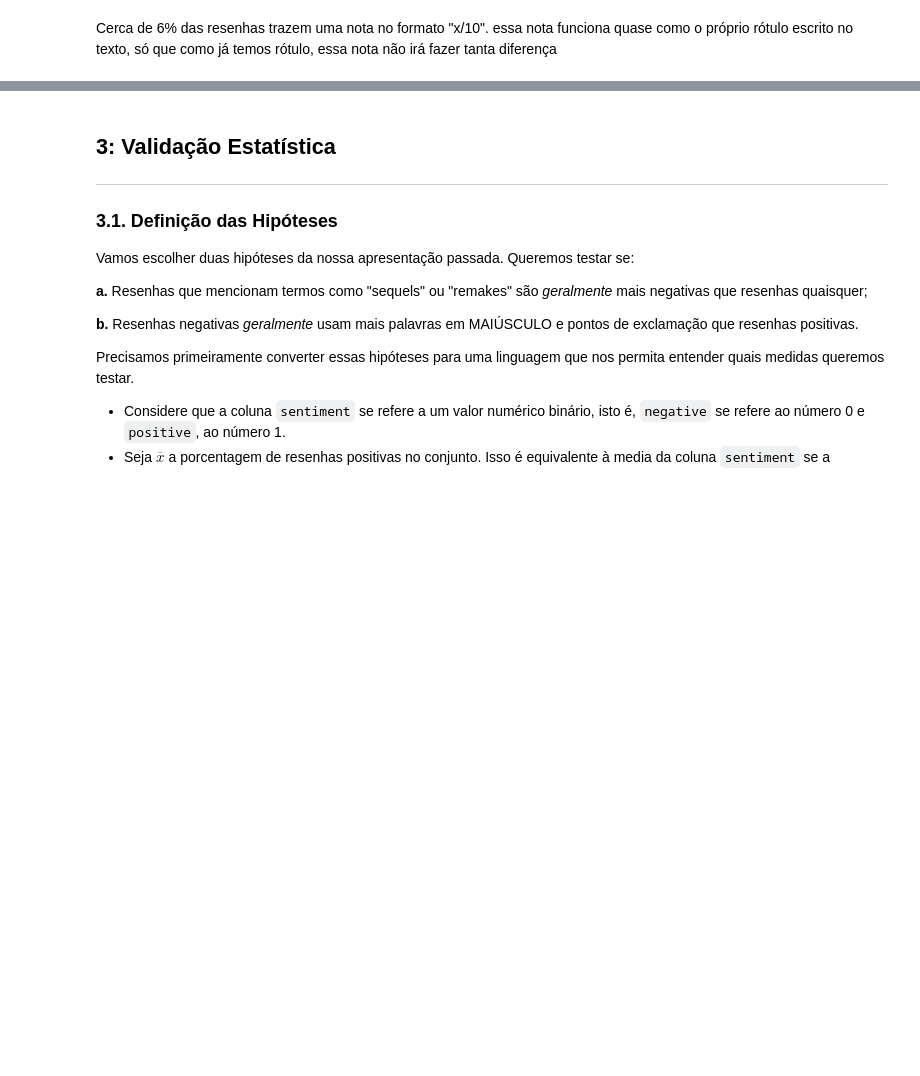
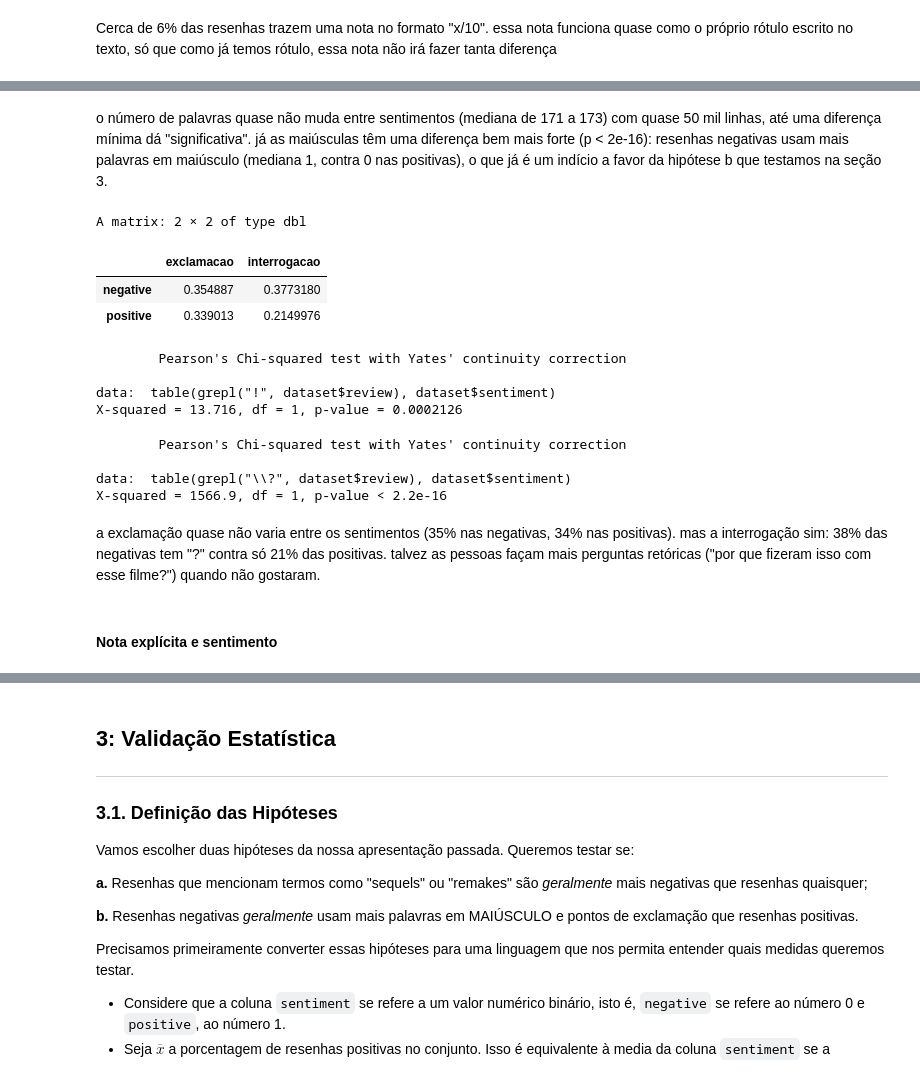
Before and after one commit to AmandaTrinity/estatistica, a Jupyter notebook: main.ipynb, the cells around one changed output, grey strips where cells are left out. Cells and saved outputs as stored; diff of their text form; code cells hidden in the pictures; blank space fills up the shorter version.

```diff
--- a/main.ipynb
+++ b/main.ipynb
@@ -179,0 +182,25 @@ Cerca de 6% das resenhas trazem uma nota no formato "x/10". essa nota funciona q
+# %% [markdown]
+o número de palavras quase não muda entre sentimentos (mediana de 171 a 173) com quase 50 mil linhas, até uma diferença mínima dá "significativa". já as maiúsculas têm uma diferença bem mais forte (p < 2e-16): resenhas negativas usam mais palavras em maiúsculo (mediana 1, contra 0 nas positivas), o que já é um indício a favor da hipótese b que testamos na seção 3.
+# %%
+# fração de resenhas com "!" e "?" por sentimento
+sapply(c(exclamacao = "!", interrogacao = "\\?"), function(p) tapply(grepl(p, dataset$review), dataset$sentiment, mean))
+
+chisq.test(table(grepl("!", dataset$review), dataset$sentiment))
+chisq.test(table(grepl("\\?", dataset$review), dataset$sentiment))
+# %% [output]
+A matrix: 2 × 2 of type dbl
+|  | exclamacao | interrogacao |
+| negative | 0.354887 | 0.3773180 |
+| positive | 0.339013 | 0.2149976 |
+        Pearson's Chi-squared test with Yates' continuity correction
+
+data:  table(grepl("!", dataset$review), dataset$sentiment)
+X-squared = 13.716, df = 1, p-value = 0.0002126
+        Pearson's Chi-squared test with Yates' continuity correction
+
+data:  table(grepl("\\?", dataset$review), dataset$sentiment)
+X-squared = 1566.9, df = 1, p-value < 2.2e-16
+# %% [markdown]
+a exclamação quase não varia entre os sentimentos (35% nas negativas, 34% nas positivas). mas a interrogação sim: 38% das negativas tem "?" contra só 21% das positivas. talvez as pessoas façam mais perguntas retóricas ("por que fizeram isso com esse filme?") quando não gostaram.
+# %% [markdown]
+#### Nota explícita e sentimento
```
Also changed, not shown: parts of 27 cells of this notebook.
